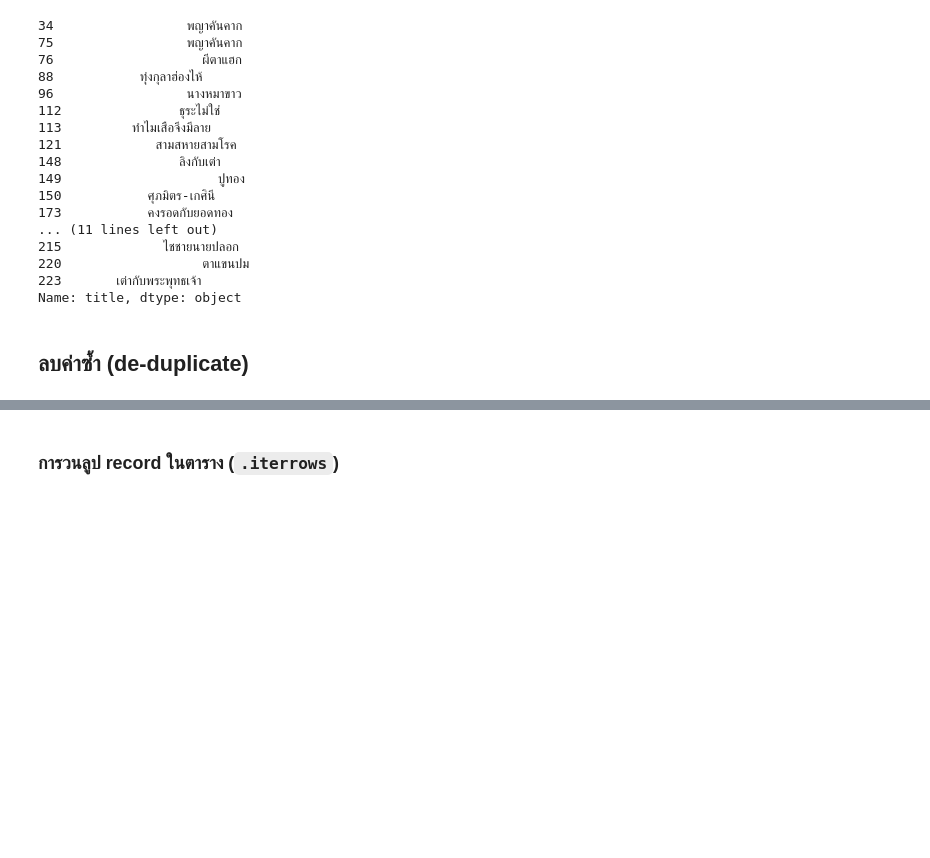
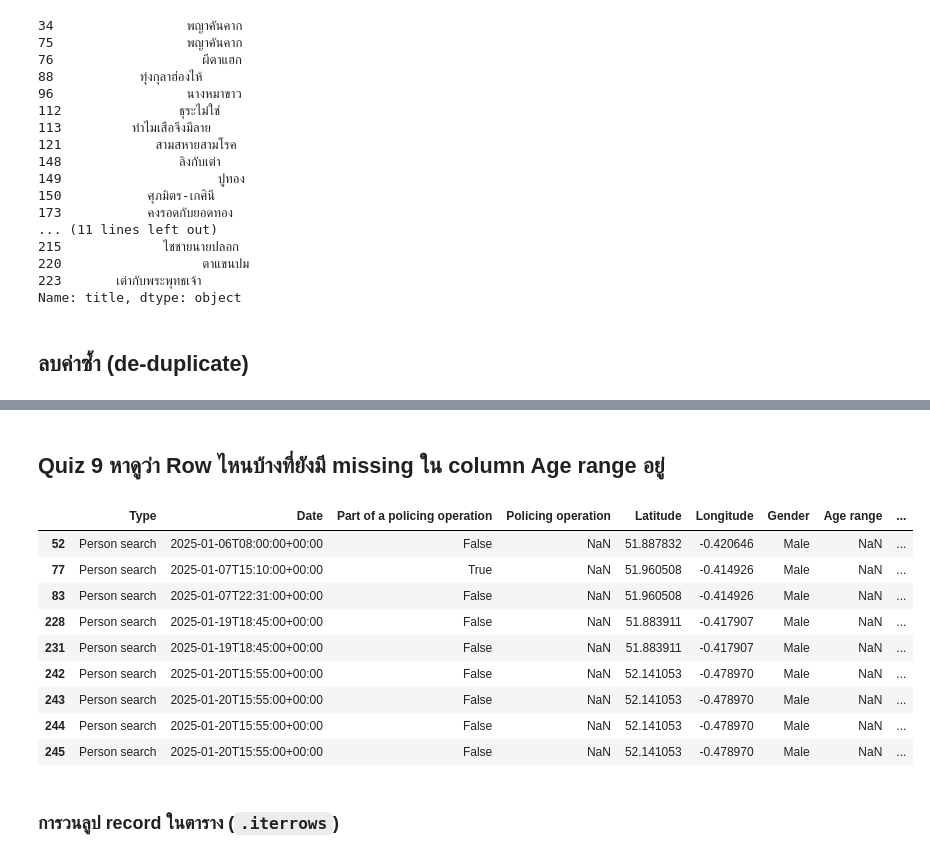
Before and after one commit to MeeGyo/dataviz2025, a Jupyter notebook: Pandas_101_2025.ipynb, the cells around one changed output, grey strips where cells are left out. Saved outputs shown, nothing was run; the diff lists cells and outputs as text; code cells hidden in the pictures; blank space fills up the shorter version.

Commit message:
quiz 9

````diff
--- a/Pandas_101_2025.ipynb
+++ b/Pandas_101_2025.ipynb
@@ -682,0 +831,5 @@ folk_df.fillna({'type':folk_df['type'].mode()})
+# %%
+stopandsearch_df.fillna({'Latitude':stopandsearch_df['Latitude'].mean(),
+                         'Longitude':stopandsearch_df['Longitude'].mean(),
+                         'Age range':stopandsearch_df['Longitude'].mode()},
+                         inplace=True)
@@ -683,3 +856,18 @@ folk_df.fillna({'type':folk_df['type'].mode()})
+# %% [markdown]
+## Quiz 9 หาดูว่า Row ไหนบ้างที่ยังมี missing ใน column Age range อยู่
+# %%
+stopandsearch_df[stopandsearch_df['Age range'].isnull()]
+# %% [output]
+|  | Type | Date | Part of a policing operation | Policing operation | Latitude | Longitude | Gender | Age range | ... |
+| 52 | Person search | 2025-01-06T08:00:00+00:00 | False | NaN | 51.887832 | -0.420646 | Male | NaN | ... |
+| 77 | Person search | 2025-01-07T15:10:00+00:00 | True | NaN | 51.960508 | -0.414926 | Male | NaN | ... |
+| 83 | Person search | 2025-01-07T22:31:00+00:00 | False | NaN | 51.960508 | -0.414926 | Male | NaN | ... |
+| 228 | Person search | 2025-01-19T18:45:00+00:00 | False | NaN | 51.883911 | -0.417907 | Male | NaN | ... |
+| 231 | Person search | 2025-01-19T18:45:00+00:00 | False | NaN | 51.883911 | -0.417907 | Male | NaN | ... |
+| 242 | Person search | 2025-01-20T15:55:00+00:00 | False | NaN | 52.141053 | -0.478970 | Male | NaN | ... |
+| 243 | Person search | 2025-01-20T15:55:00+00:00 | False | NaN | 52.141053 | -0.478970 | Male | NaN | ... |
+| 244 | Person search | 2025-01-20T15:55:00+00:00 | False | NaN | 52.141053 | -0.478970 | Male | NaN | ... |
+| 245 | Person search | 2025-01-20T15:55:00+00:00 | False | NaN | 52.141053 | -0.478970 | Male | NaN | ... |
 # %% [markdown]
 ### การวนลูป record ในตาราง  (```.iterrows```)
 # %%
````
Also changed, not shown: parts of 24 cells of this notebook.
